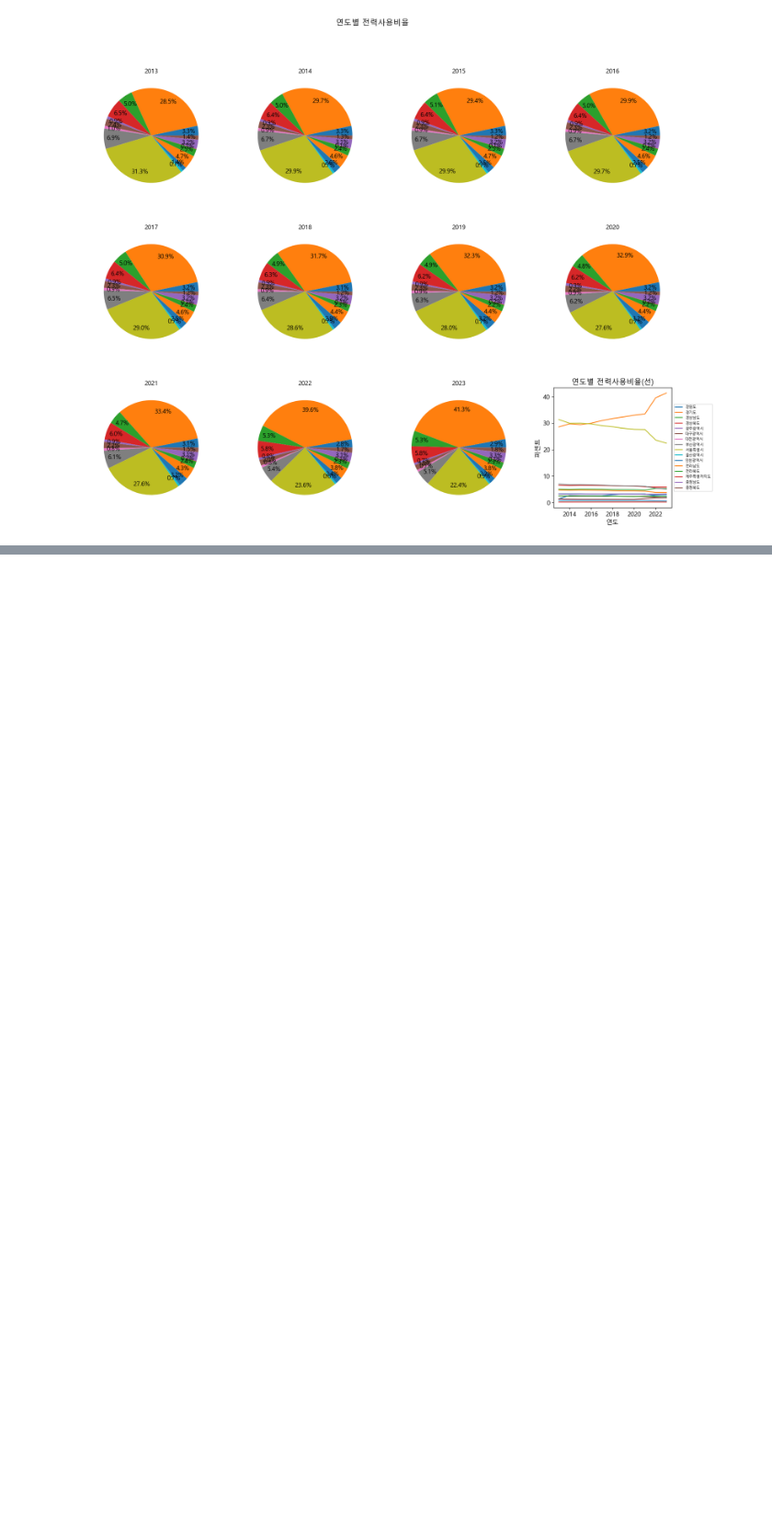
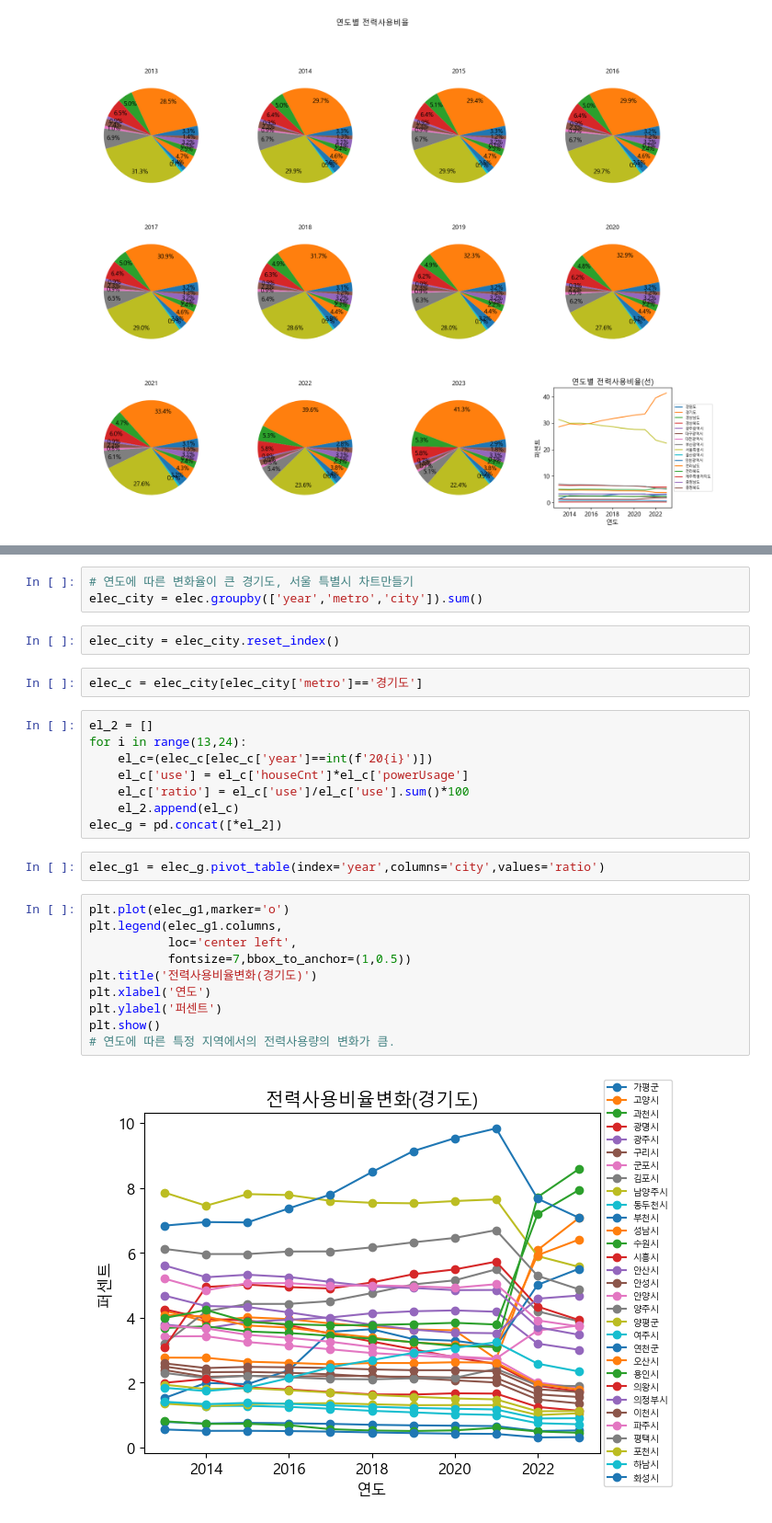
Before and after one commit to SSUUN/kepco_5, a Jupyter notebook: project/동.ipynb, the cells around one changed output, grey strips where cells are left out. Shown at 92% size. Drawn from its saved outputs; the diff is of its cells as text; blank space fills up the shorter version.

```diff
--- a/project/동.ipynb
+++ b/project/동.ipynb
@@ -320,3 +320,32 @@ plt.ylabel('퍼센트')
 plt.show()
 # %% [output]
 [figure]
+# %%
+# 연도에 따른 변화율이 큰 경기도, 서울 특별시 차트만들기
+elec_city = elec.groupby(['year','metro','city']).sum()
+# %%
+elec_city = elec_city.reset_index()
+# %%
+elec_c = elec_city[elec_city['metro']=='경기도']
+# %%
+el_2 = []
+for i in range(13,24):
+    el_c=(elec_c[elec_c['year']==int(f'20{i}')])
+    el_c['use'] = el_c['houseCnt']*el_c['powerUsage']
+    el_c['ratio'] = el_c['use']/el_c['use'].sum()*100
+    el_2.append(el_c)
+elec_g = pd.concat([*el_2])
+# %%
+elec_g1 = elec_g.pivot_table(index='year',columns='city',values='ratio')
+# %%
+plt.plot(elec_g1,marker='o')
+plt.legend(elec_g1.columns,
+           loc='center left',
+           fontsize=7,bbox_to_anchor=(1,0.5))
+plt.title('전력사용비율변화(경기도)')
+plt.xlabel('연도')
+plt.ylabel('퍼센트')
+plt.show()
+# 연도에 따른 특정 지역에서의 전력사용량의 변화가 큼.
+# %% [output]
+[figure, added]
```
Also changed, not shown: parts of 18 cells of this notebook.
